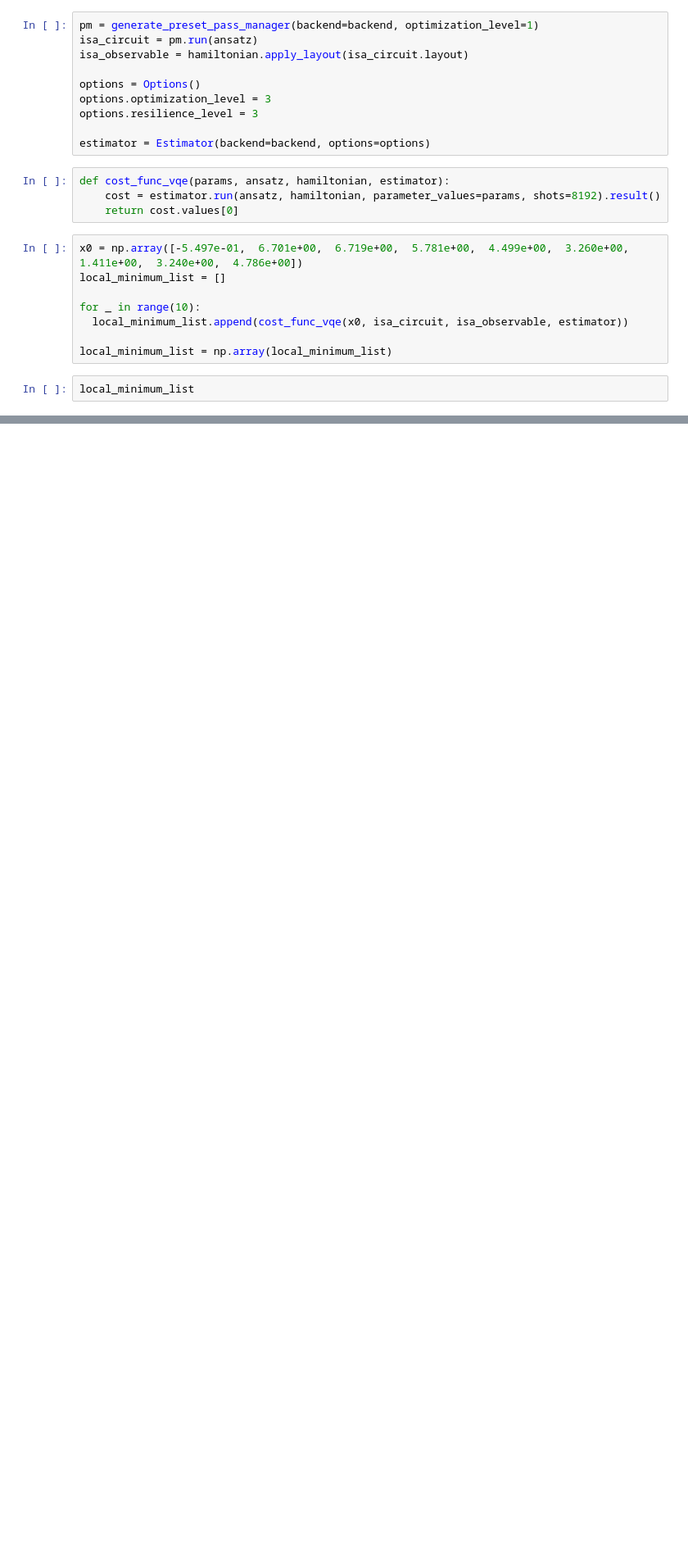
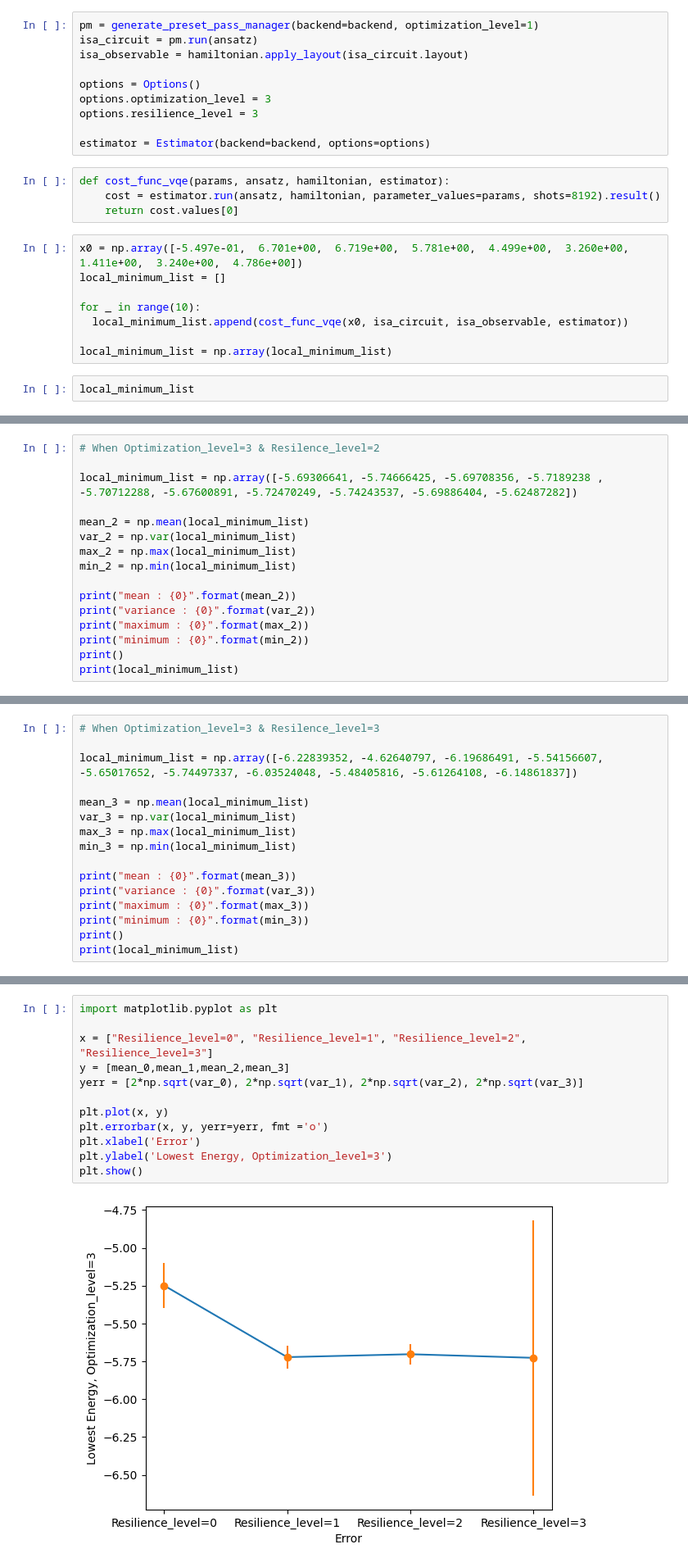
Before and after one commit to BrainConnection/Quantum_Algorithm, a Jupyter notebook: 1. TFIM VQE.ipynb, the cells around one changed output, grey strips where cells are left out. Shown at 82% size. Drawn from its saved outputs; the diff is of its cells as text; blank space fills up the shorter version.

```diff
--- a/1. TFIM VQE.ipynb
+++ b/1. TFIM VQE.ipynb
@@ -1971,0 +2020,16 @@ Optimization_level=3 & Resilence_level=3
+# %%
+# When Optimization_level=3 & Resilence_level=2
+
+local_minimum_list = np.array([-5.69306641, -5.74666425, -5.69708356, -5.7189238 , -5.70712288, -5.67600891, -5.72470249, -5.74243537, -5.69886404, -5.62487282])
+
+mean_2 = np.mean(local_minimum_list)
+var_2 = np.var(local_minimum_list)
+max_2 = np.max(local_minimum_list)
+min_2 = np.min(local_minimum_list)
+
+print("mean : {0}".format(mean_2))
+print("variance : {0}".format(var_2))
+print("maximum : {0}".format(max_2))
+print("minimum : {0}".format(min_2))
+print()
+print(local_minimum_list)
@@ -1971,0 +2044,16 @@ Optimization_level=3 & Resilence_level=3
+# %%
+# When Optimization_level=3 & Resilence_level=3
+
+local_minimum_list = np.array([-6.22839352, -4.62640797, -6.19686491, -5.54156607, -5.65017652, -5.74497337, -6.03524048, -5.48405816, -5.61264108, -6.14861837])
+
+mean_3 = np.mean(local_minimum_list)
+var_3 = np.var(local_minimum_list)
+max_3 = np.max(local_minimum_list)
+min_3 = np.min(local_minimum_list)
+
+print("mean : {0}".format(mean_3))
+print("variance : {0}".format(var_3))
+print("maximum : {0}".format(max_3))
+print("minimum : {0}".format(min_3))
+print()
+print(local_minimum_list)
@@ -1971,0 +2068,14 @@ Optimization_level=3 & Resilence_level=3
+# %%
+import matplotlib.pyplot as plt
+
+x = ["Resilience_level=0", "Resilience_level=1", "Resilience_level=2", "Resilience_level=3"]
+y = [mean_0,mean_1,mean_2,mean_3]
+yerr = [2*np.sqrt(var_0), 2*np.sqrt(var_1), 2*np.sqrt(var_2), 2*np.sqrt(var_3)]
+
+plt.plot(x, y)
+plt.errorbar(x, y, yerr=yerr, fmt ='o')
+plt.xlabel('Error')
+plt.ylabel('Lowest Energy, Optimization_level=3')
+plt.show()
+# %% [output]
+[figure, added]
```
Also changed, not shown: parts of 11 cells of this notebook.
